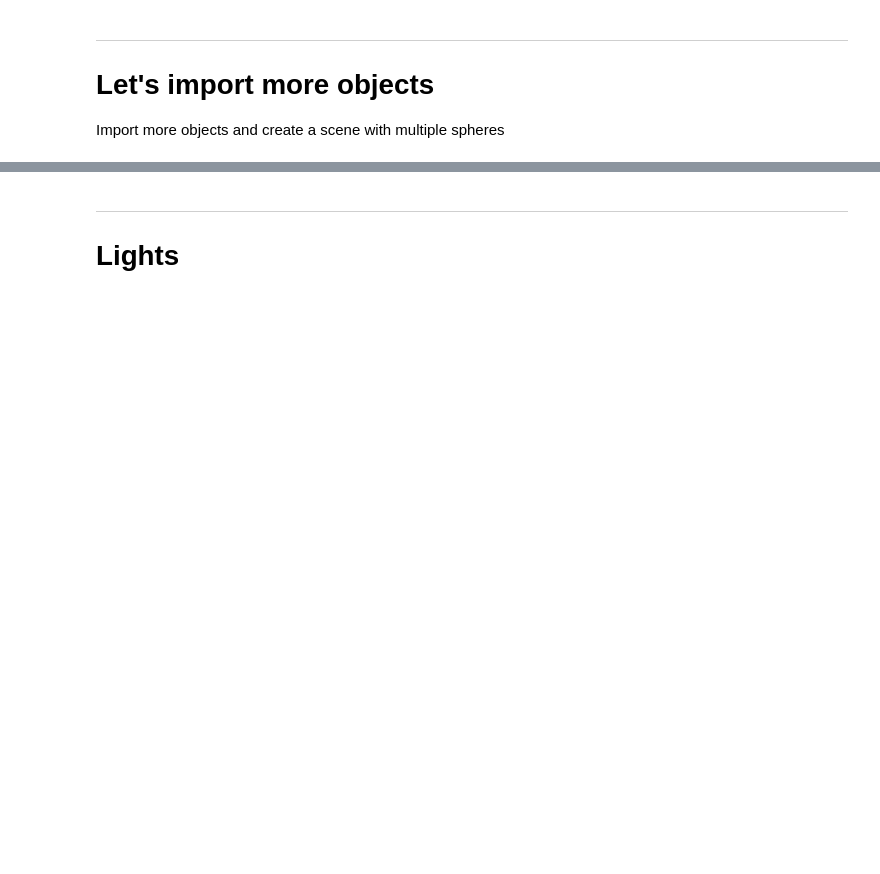
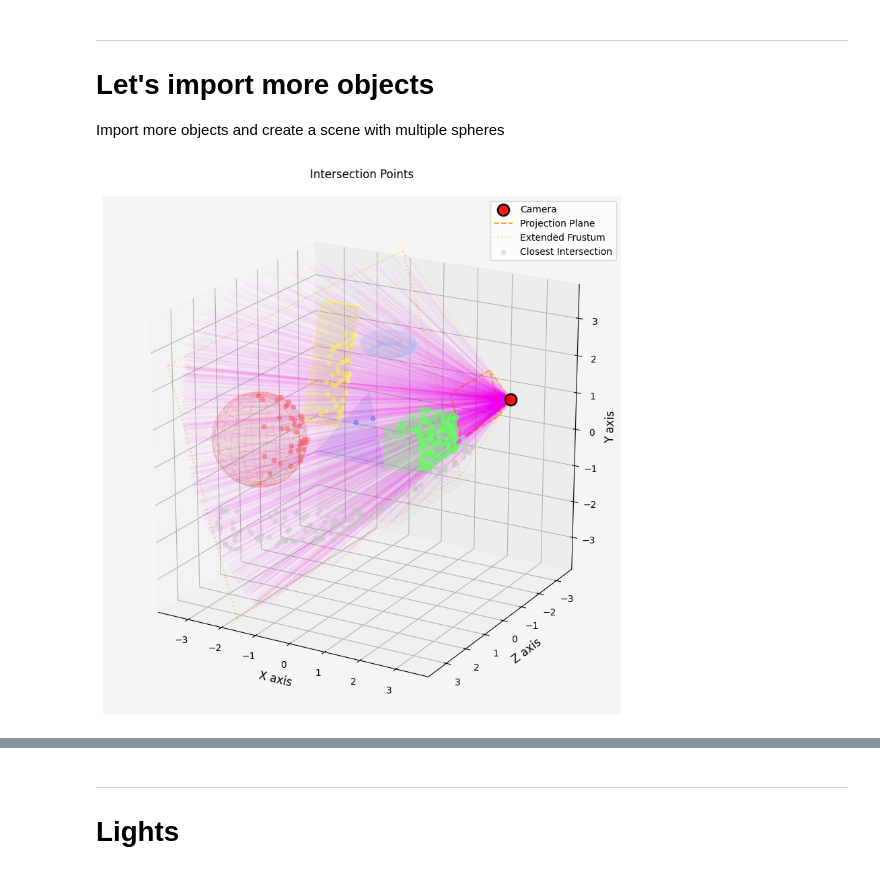
Before and after one commit to HonzaSik/educational-ray-tracer, a Jupyter notebook: notebooks/educational.ipynb, the cells around one changed output, grey strips where cells are left out. Saved outputs shown, nothing was run; the diff lists cells and outputs as text; code cells hidden in the pictures; blank space fills up the shorter version.

```diff
--- a/notebooks/educational.ipynb
+++ b/notebooks/educational.ipynb
@@ -492,18 +519,20 @@ vis.show()
 # Let's import more objects
 Import more objects and create a scene with multiple spheres
 # %%
+from src.geometry.primitives import Torus
+
 red_sphere = Object(
-    geometry=Sphere(center=Vertex(-1, 0.5, 1), radius=1.2),
+    geometry=Sphere(center=Vertex(-2, 0.5, 2), radius=1.2),
     material=ColorMaterial(color=Color.custom_rgb(255, 100, 100))
 )
 
 green_box = Object(
-    geometry=Box(corner1=Vertex(1, 0, -2), corner2=Vertex(2, 1, -1)),
+    geometry=Box(corner1=Vertex(1, 0, 1), corner2=Vertex(2, 1, -1)),
     material=ColorMaterial(color=Color.custom_rgb(100, 255, 100))
 )
 
 blue_triangle = Object(
-    geometry=Triangle(v0=Vertex(0, 1.5, -1), v1=Vertex(-1, 0.5, -1), v2=Vertex(1, 0.5, -1)),
+    geometry=Triangle(v0=Vertex(0, 1.5, 0), v1=Vertex(1, 0, 1), v2=Vertex(-1, 0, 1)),
     material=ColorMaterial(color=Color.custom_rgb(100, 100, 255))
 )
 
@@ -513,23 +542,34 @@ plane = Object(
 )
 
 cylinder = Object(
-    geometry=Cylinder(base_point=Vertex(0, 0, -2), cap_point=Vertex(0, 1, -2), radius=0.3),
+    geometry=Cylinder(base_point=Vertex(-2, 0, -1), cap_point=Vertex(-2, 3, -2), radius=0.5),
     material=ColorMaterial(color=Color.custom_rgb(255, 255, 100))
 )
+
+torus = Object(
+    geometry=Torus(center=Vertex(0, 2.5, -1), radius_major=0.5, radius_tube=0.2),
+    material=ColorMaterial(color=Color.custom_rgb(200, 200, 255))
+)
+
+objects = [red_sphere, green_box, blue_triangle, plane, cylinder, torus]
 # %%
-vis.create_empty_scene(size=4.0, figsize=(12, 8), show_axes_labels=False, show_arrows=False, show_grid=True, show_axes=True, show_xyz_labels=True)
+vis.create_empty_scene(size=3.0, figsize=(12, 8), show_axes_labels=False, show_arrows=False, show_grid=True, show_axes=False, show_xyz_labels=True)
 vis.plot_camera_position_and_orientation(camera, show_frustum=True, frustum_depth=8, show_camera_orientation=False)
+vis.visualize_objects([red_sphere, green_box, blue_triangle, plane, cylinder, torus])
+
 # create random rays and visualize their intersections with the sphere (if they intersect)
-for i in range(100):
+for i in range(1000):
     u = np.random.uniform(-1, 1)
     v = np.random.uniform(-1, 1)
     ray = camera.make_ray(u, v)
-    vis.visualize_intersections(ray, objects=[red_sphere, green_box, blue_triangle, plane], intersection_opacity=0.2, max_dist=8.0)
-    vis.visualize_ray(ray, length=8.0, color='magenta', opacity=0.01)
+    vis.visualize_closest_intersection(ray, objects=objects, intersection_opacity=0.4, max_dist=8.0)
+    vis.visualize_ray(ray, length=8.0, color='magenta', opacity=0.03)
 
 vis.set_title("Intersection Points", fontsize=12)
 plt.legend(loc='upper right')
 plt.savefig("camera_ray.png", dpi=300)
 plt.show()
+# %% [output]
+[figure, added]
 # %%
 #render it from camera view
```
Also changed, not shown: parts of 23 cells of this notebook, 25 other files.
